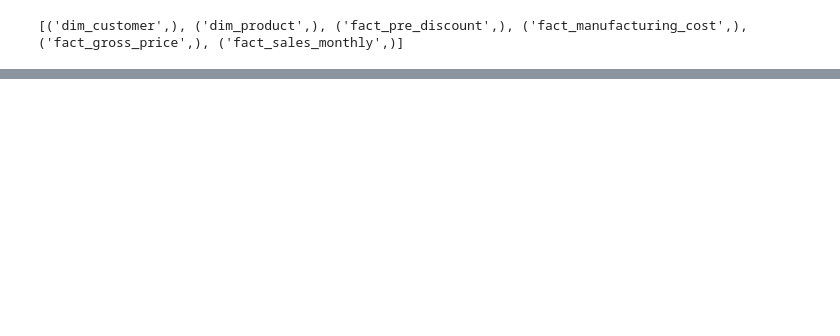
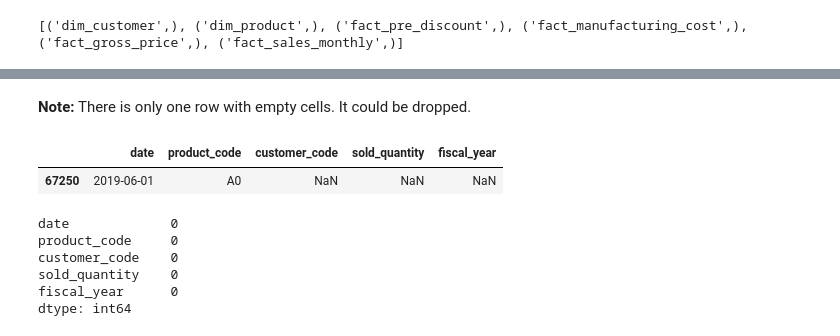
Before and after one commit to maximchuvstvin/i-learn-final-project, a Jupyter notebook: final_project.ipynb, the cells around one changed output, grey strips where cells are left out. Cells and saved outputs as stored; diff of their text form; code cells hidden in the pictures; blank space fills up the shorter version.

```diff
--- a/final_project.ipynb
+++ b/final_project.ipynb
@@ -62,0 +18,39 @@ memory usage: 2.6+ MB
+# %%
+# download all tables into the dictionary of DataFrames to quicly look through the data
+data_types = {
+    'customer_code': 'float64',
+    'customer':'str',
+    'platform':'category',
+    'channel':'category',
+    'market':'category',
+    'sub_zone':'category',
+    'region':'category',
+    'product_code':'category',
+    'division':'category',
+    'segment':'category',
+    'category':'category',
+    'product':'str',
+    'variant':'str',
+    'fiscal_year':'float64',
+    'pre_invoice_discount_pct':'float64',
+    'cost_year':'int16',
+    'manufacturing_cost':'float64',
+    'gross_price':'float64',
+    # 'date':,
+    'sold_quantity':'float64',
+}
+
+data_dates = {
+    'date' : '%Y-%m-%d'
+}
+
+data_dict = {}
+for tbl in table_names:
+    query_all = """Select * from """ + str(tbl[0])
+    col_names = [desc[0] for desc in cursor.execute(query_all).description if desc[0] !='date']
+    tbl_types = {}
+    tbl_types = {col:data_types[col] for col in col_names}
+    data_dict[tbl[0]] = pd.read_sql_query(query_all, con, dtype=tbl_types, parse_dates=data_dates)
+    print(str(tbl[0]))
+    data_dict[tbl[0]].info()
+    print()
@@ -62,0 +75,15 @@ memory usage: 2.6+ MB
+# %% [markdown]
+**Note:** There is only one row with empty cells. It could be dropped.
+# %%
+display(data_dict['fact_sales_monthly'].tail(1))
+data_dict['fact_sales_monthly'].dropna(inplace=True)
+data_dict['fact_sales_monthly'].isna().sum()
+# %% [output]
+|  | date | product_code | customer_code | sold_quantity | fiscal_year |
+| 67250 | 2019-06-01 | A0 | NaN | NaN | NaN |
+date             0
+product_code     0
+customer_code    0
+sold_quantity    0
+fiscal_year      0
+dtype: int64
```
Also changed, not shown: parts of 9 cells of this notebook.
